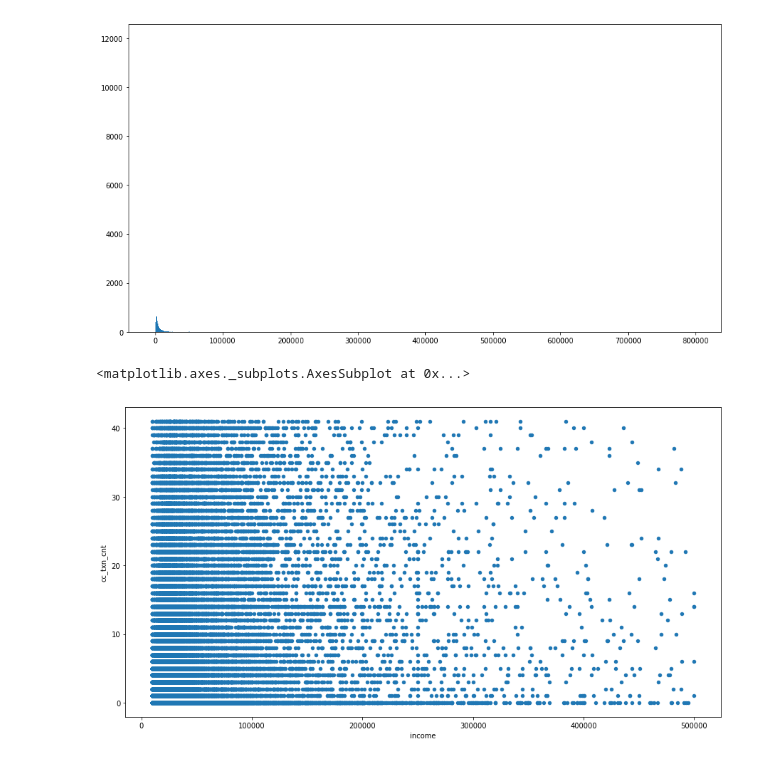
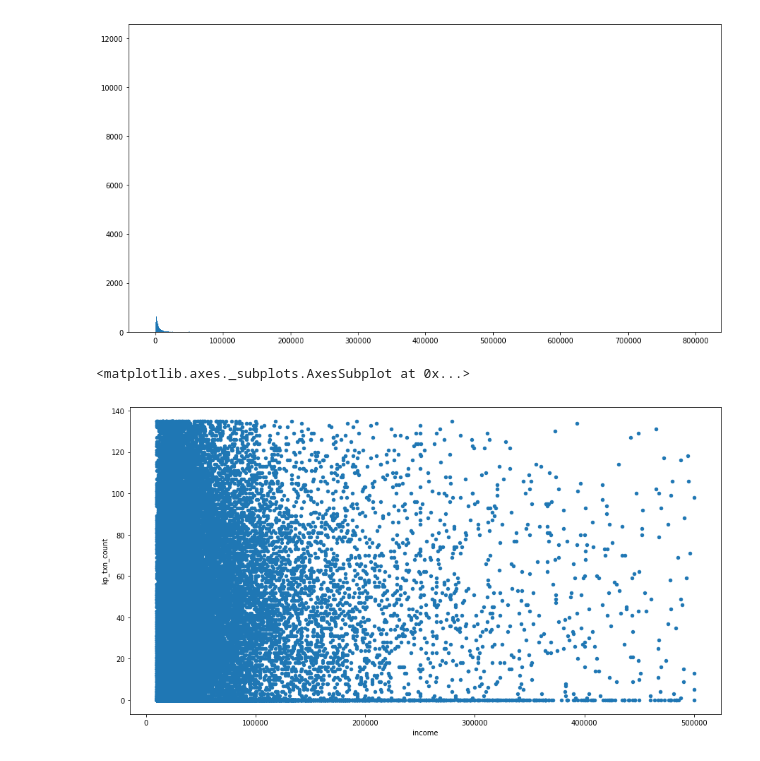
Before and after one commit to XrosIsorX/TechJam2019_DeepData, a Jupyter notebook: fundamental/distribution.ipynb, the cells around one changed output. Cells and saved outputs as stored; diff of their text form; code cells hidden in the pictures.

```diff
--- a/fundamental/distribution.ipynb
+++ b/fundamental/distribution.ipynb
@@ -201,12 +201,12 @@ plt.show()
 # %%
 # income	cc_no	gender	ocp_cd	age	pos_dt	cc_txn_amt	cc_txn_cnt	cc_count
 # kp_txn_count	kp_txn_amt	kp_txn_mean	cc_txn_mean
-feature = "cc_txn_cnt"
+feature = "kp_txn_count"
 train_df[train_df[feature] < train_df[feature].quantile(0.9)][[config.target, feature]].plot.scatter(config.target, feature)
 # train_df[[config.target, feature]].plot.scatter(config.target, feature)
 # %% [output]
 <matplotlib.axes._subplots.AxesSubplot at 0x...>
-[figure, old version]
+[figure, new version]
 # %%
 train_df
 # %% [output]
```
Also changed, not shown: 6 other files.
